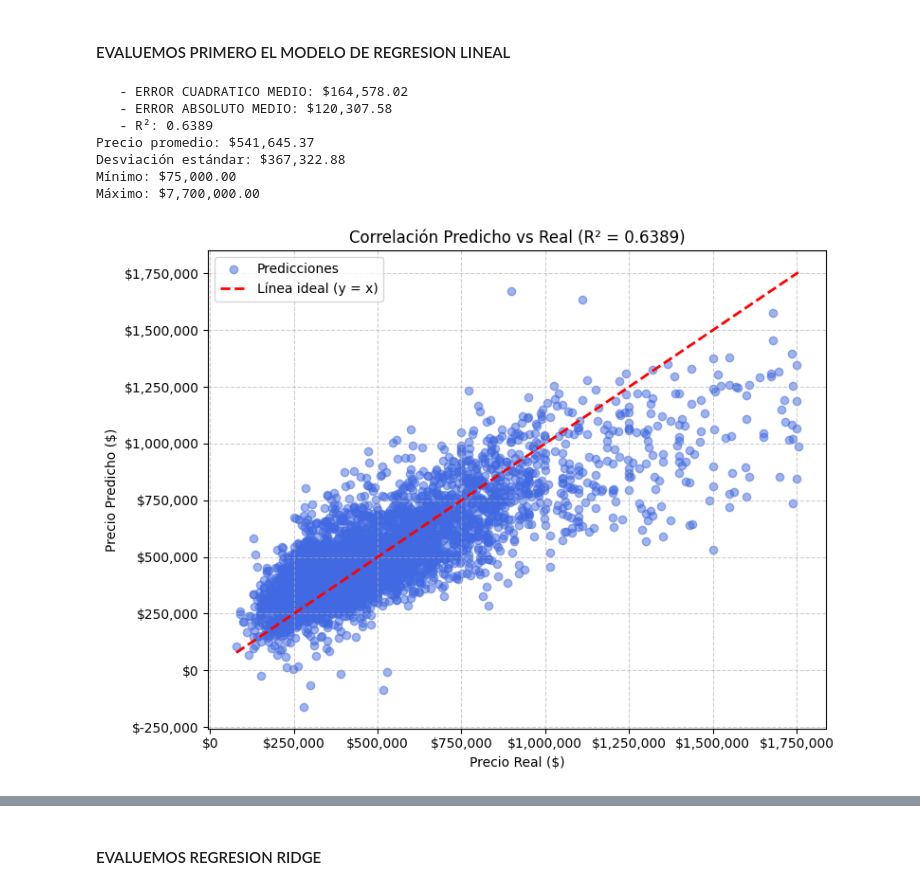
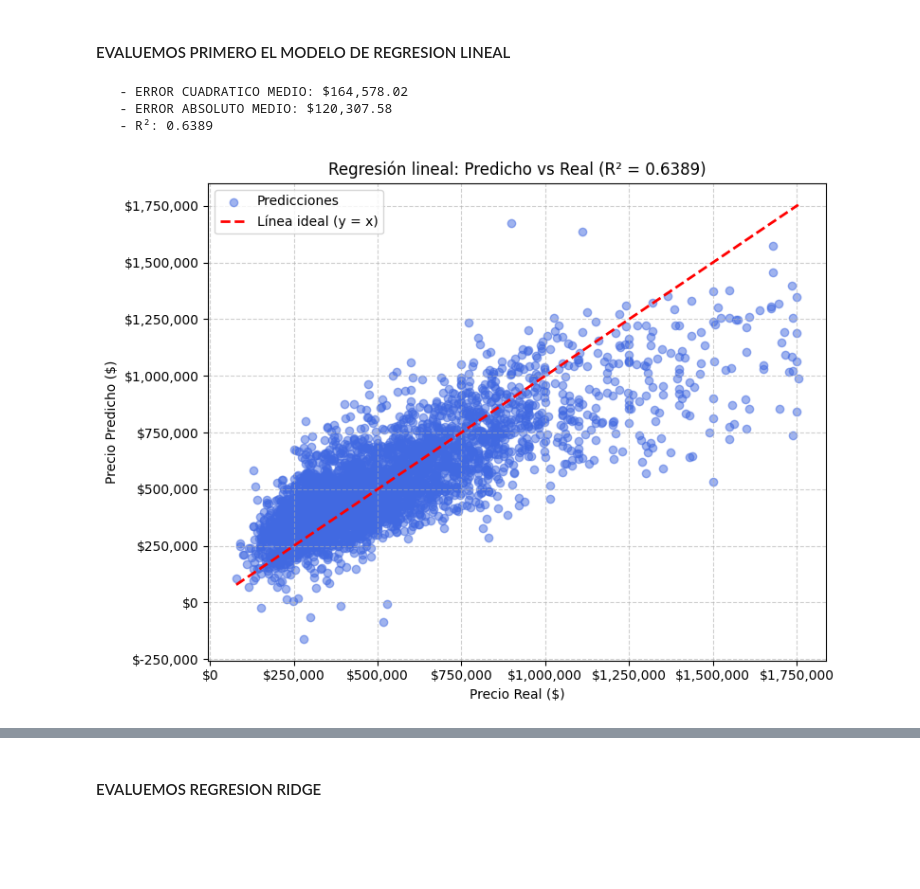
Before and after one commit to jodpinzonav/Prueba_Tecnica_Proteccion, a Jupyter notebook: primer_punto.ipynb, the cells around one changed output, grey strips where cells are left out. Saved outputs shown, nothing was run; the diff lists cells and outputs as text; code cells hidden in the pictures; blank space fills up the shorter version.

```diff
--- a/primer_punto.ipynb
+++ b/primer_punto.ipynb
@@ -340,49 +318,32 @@ results['Linear Regression'] = {
     'r2': r2_score(y_test, y_pred),
     'cv_score': cross_val_score(lr, X_train_scaled, y_train, cv=5,
                                  scoring='neg_mean_squared_error').mean()
 }
 
 print(f"   - ERROR CUADRATICO MEDIO: ${results['Linear Regression']['rmse']:,.2f}")
 print(f"   - ERROR ABSOLUTO MEDIO: ${results['Linear Regression']['mae']:,.2f}")
 print(f"   - R²: {results['Linear Regression']['r2']:.4f}")
 
-
-mean_price = df_clean['price'].mean()
-std_price = df_clean['price'].std()
-min_price = df_clean['price'].min()
-max_price = df_clean['price'].max()
-
-print(f"Precio promedio: ${mean_price:,.2f}")
-print(f"Desviación estándar: ${std_price:,.2f}")
-print(f"Mínimo: ${min_price:,.2f}")
-print(f"Máximo: ${max_price:,.2f}")
-
-
-
 plt.figure(figsize=(8, 6))
 plt.scatter(y_test, y_pred, alpha=0.5, color='royalblue', label='Predicciones')
 plt.plot([y_test.min(), y_test.max()], [y_test.min(), y_test.max()],
          'r--', lw=2, label='Línea ideal (y = x)')
 
-plt.title(f"Correlación Predicho vs Real (R² = {results['Linear Regression']['r2']:.4f})")
+plt.title(f"Regresión lineal: Predicho vs Real (R² = {results['Linear Regression']['r2']:.4f})")
 plt.xlabel("Precio Real ($)")
 plt.ylabel("Precio Predicho ($)")
 
 # Ejes con formato de miles y signo $
 plt.ticklabel_format(style='plain', axis='both')  # elimina notación científica
 plt.gca().get_xaxis().set_major_formatter(plt.FuncFormatter(lambda x, _: f'${x:,.0f}'))
 plt.gca().get_yaxis().set_major_formatter(plt.FuncFormatter(lambda y, _: f'${y:,.0f}'))
 
 plt.legend()
 plt.grid(True, linestyle='--', alpha=0.6)
 plt.tight_layout()
 plt.show()
 # %% [output]
    - ERROR CUADRATICO MEDIO: $164,578.02
    - ERROR ABSOLUTO MEDIO: $120,307.58
    - R²: 0.6389
-Precio promedio: $541,645.37
-Desviación estándar: $367,322.88
-Mínimo: $75,000.00
-Máximo: $7,700,000.00
-[figure, old version]
+[figure, new version]
```
Also changed, not shown: parts of 21 cells of this notebook, 3 other files.
